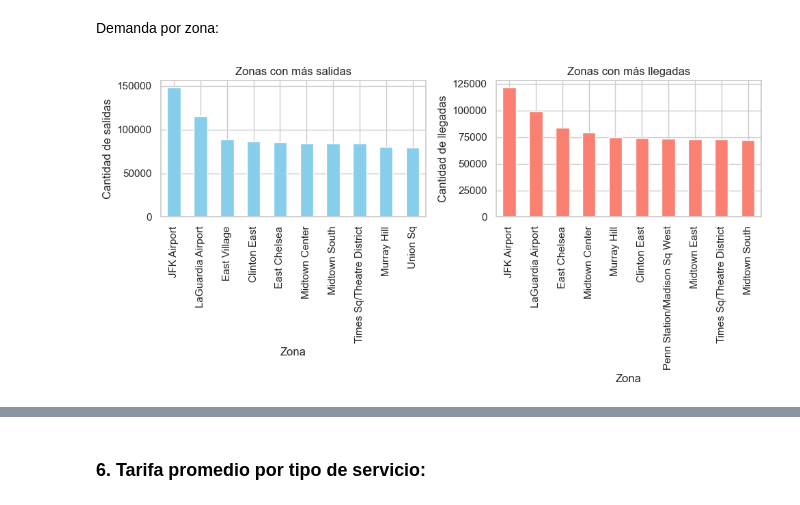
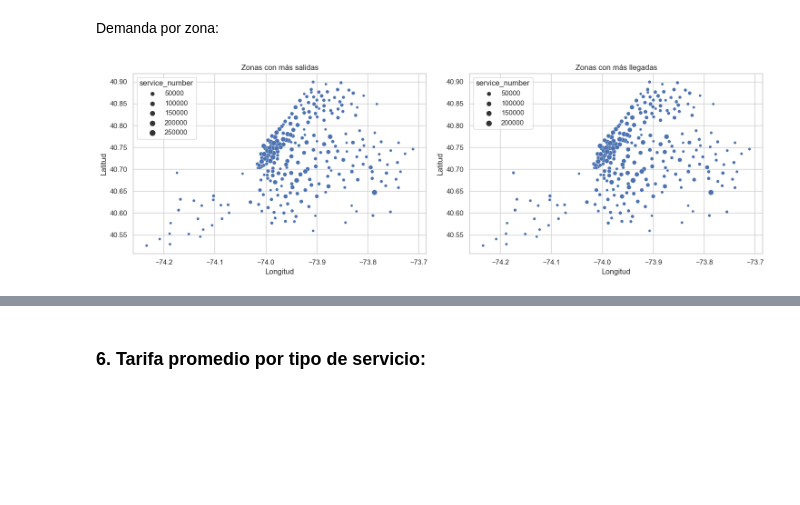
Before and after one commit to R4F43LB/EcoTaxisNYC, a Jupyter notebook: EDA/TLC_NYC.ipynb, the cells around one changed output, grey strips where cells are left out. Saved outputs shown, nothing was run; the diff lists cells and outputs as text; code cells hidden in the pictures; blank space fills up the shorter version.

```diff
--- a/EDA/TLC_NYC.ipynb
+++ b/EDA/TLC_NYC.ipynb
@@ -841,37 +951,37 @@ plt.show()
 # %% [markdown]
 Demanda por zona:
 # %%
+import matplotlib.pyplot as plt
+import seaborn as sns
+
 # Fusionar DataFrames para obtener la información de la zona de partida
 df_partida = pd.merge(Servicios_Agrupados, Localización, left_on='PULocationID', right_on='LocationID', how='left')
 
 # Fusionar DataFrames para obtener la información de la zona de llegada
 df_llegada = pd.merge(Servicios_Agrupados, Localización, left_on='DOLocationID', right_on='LocationID', how='left')
 
-# Calcular la cantidad de salidas por distrito
-salidas_por_distrito = df_partida['zone'].value_counts().nlargest(10)
+# Calcular la cantidad total de servicios por zona de partida
+salidas_por_zona = df_partida.groupby(['zone', 'longitud', 'latitud']).agg({'service_number': 'sum'}).reset_index()
 
-# Calcular la cantidad de llegadas por distrito
-llegadas_por_distrito = df_llegada['zone'].value_counts().nlargest(10)
+# Calcular la cantidad total de servicios por zona de llegada
+llegadas_por_zona = df_llegada.groupby(['zone', 'longitud', 'latitud']).agg({'service_number': 'sum'}).reset_index()
 
-# Crear gráfico de barras para distritos con más salidas
-plt.figure(figsize=(10, 5))
-plt.subplot(1, 2, 1)
-salidas_por_distrito.plot(kind='bar', color='skyblue')
-plt.title('Zonas con más salidas')
-plt.xlabel('Zona')
-plt.ylabel('Cantidad de salidas')
+# Crear subplots para los mapas de salida y llegada
+fig, axes = plt.subplots(1, 2, figsize=(15, 5))
 
-# Crear gráfico de barras para distritos con más llegadas
-plt.subplot(1, 2, 2)
-llegadas_por_distrito.plot(kind='bar', color='salmon')
-plt.title('Zonas con más llegadas')
-plt.xlabel('Zona')
-plt.ylabel('Cantidad de llegadas')
+# Mapa de salida
+sns.scatterplot(data=salidas_por_zona, x='longitud', y='latitud', size='service_number', ax=axes[0])
+axes[0].set_title('Zonas con más salidas')
+axes[0].set_xlabel('Longitud')
+axes[0].set_ylabel('Latitud')
 
-# Ajustar el diseño para evitar superposiciones
+# Mapa de llegada
+sns.scatterplot(data=llegadas_por_zona, x='longitud', y='latitud', size='service_number', ax=axes[1])
+axes[1].set_title('Zonas con más llegadas')
+axes[1].set_xlabel('Longitud')
+axes[1].set_ylabel('Latitud')
+
 plt.tight_layout()
-
-# Mostrar el gráfico
 plt.show()
 # %% [output]
-[figure, old version]
+[figure, new version]
```
Also changed, not shown: parts of 12 cells of this notebook, 9 other files.
